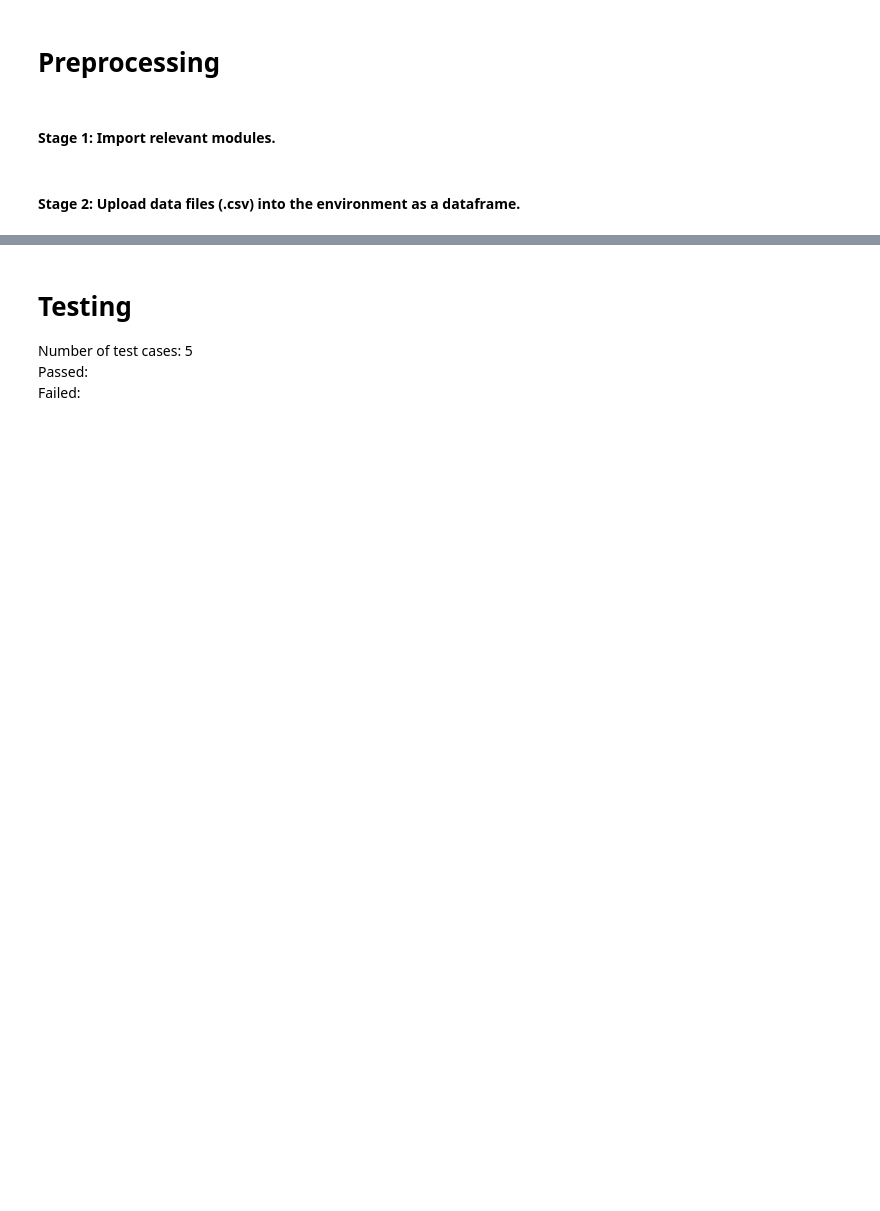
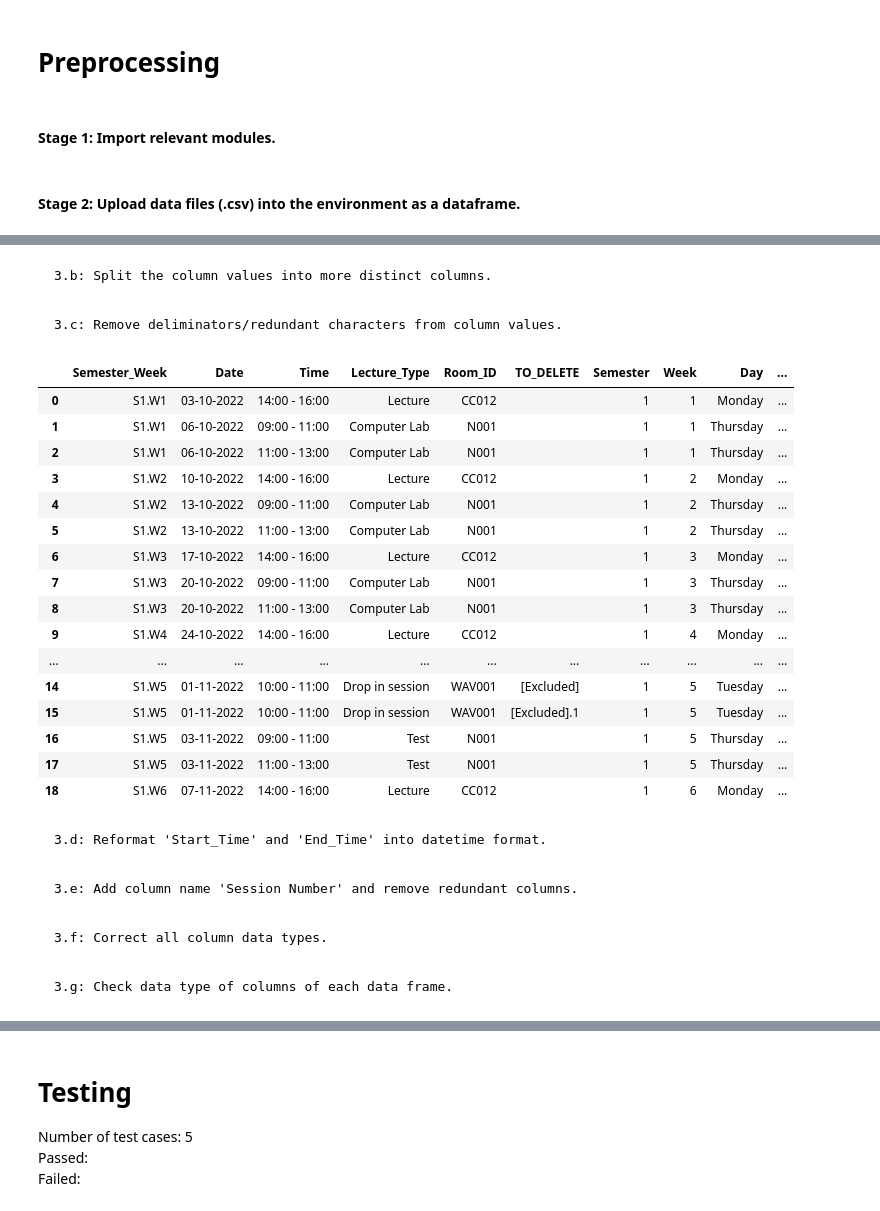
Before and after one commit to DeraUchenwoke/DataScienceProjects22, a Jupyter notebook: main/2022Coursework/CW_Preprocessing.ipynb, the cells around one changed output, grey strips where cells are left out. Cells and saved outputs as stored; diff of their text form; code cells hidden in the pictures; blank space fills up the shorter version.

```diff
--- a/main/2022Coursework/CW_Preprocessing.ipynb
+++ b/main/2022Coursework/CW_Preprocessing.ipynb
@@ -11,10 +11,11 @@ import pandas as pd
 # gets absolute path of current directory
 curr_directory = os.getcwd()
 
-# reads .csv file data then stores it as a dataframe
-dfCOA122 = pd.read_csv(
-    curr_directory + '\\cop504cwdata\\22COA111ModuleRegister.csv',
-    index_col = [False]
+# reads .csv file(s) data then stores it as a dataframe
+dfCOA111 = pd.read_csv(
+    curr_directory + '\\cop504cwdata\\22COA111ModuleRegister.csv'
 )
 
-dfCOA122
+dfCOA122 = pd.read_csv(
+    curr_directory + '\\cop504cwdata\\22COA122ModuleRegister.csv'
+)
@@ -35,0 +54,8 @@ dfCOA122
+# %%
+# creates copy to make module sessions data frame
+dfCOA111Copy = dfCOA111
+dfCOA122Copy = dfCOA122
+
+# removes student ID for new 'dfCOA122Sessions' and 'dfCOA111Sessions' dataframe
+dfCOA111Copy.drop('sid_x', axis = 1, inplace = True)
+dfCOA122Copy.drop('sid', axis = 1, inplace = True)
@@ -107,0 +91,49 @@ tempDf
+# %%
+newSessionColumns = ['Semester_Week', 'Date', 'Time', 'Lecture_Type', 'Room_ID', 'TO_DELETE']
+initColumn = 'SessionInfo'
+delim = '\n'
+
+dfCOA111Sessions =  splitColumnHeading(dfCOA111Copy, delim, initColumn, newSessionColumns)
+dfCOA122Sessions = splitColumnHeading(dfCOA122Copy,  delim, initColumn, newSessionColumns)
+# %% [markdown]
+    3.b: Split the column values into more distinct columns.
+# %%
+newColumns = [['Semester','Week'], ['Day','Date'], ['Start_Time', 'End_Time']]
+oldColumns = ['Semester_Week', 'Date', 'Time']
+delims = ['.', ' ', '-']
+
+for col in range(len(oldColumns)):
+    splitColumnInfo(dfCOA111Sessions, newColumns[col], oldColumns[col], delims[col])
+    splitColumnInfo(dfCOA122Sessions, newColumns[col], oldColumns[col], delims[col])
+# %% [markdown]
+    3.c: Remove deliminators/redundant characters from column values.
+# %%
+columns = ['Date', 'Date', 'Semester', 'Week']
+delims = ['(', ')', 'S', 'W']
+
+for col in range(len(columns)):
+    removeChars(dfCOA111Sessions, columns[col], delims[col])
+    removeChars(dfCOA122Sessions, columns[col], delims[col])
+
+# For dfCOA122Sessions '...' from the end of 'NOO1' must also be removed
+removeChars(dfCOA122Sessions, 'Room_ID', '...')
+# %% [output]
+|  | Semester_Week | Date | Time | Lecture_Type | Room_ID | TO_DELETE | Semester | Week | Day | ... |
+| 0 | S1.W1 | 03-10-2022 | 14:00 - 16:00 | Lecture | CC012 |  | 1 | 1 | Monday | ... |
+| 1 | S1.W1 | 06-10-2022 | 09:00 - 11:00 | Computer Lab | N001 |  | 1 | 1 | Thursday | ... |
+| 2 | S1.W1 | 06-10-2022 | 11:00 - 13:00 | Computer Lab | N001 |  | 1 | 1 | Thursday | ... |
+| 3 | S1.W2 | 10-10-2022 | 14:00 - 16:00 | Lecture | CC012 |  | 1 | 2 | Monday | ... |
+| 4 | S1.W2 | 13-10-2022 | 09:00 - 11:00 | Computer Lab | N001 |  | 1 | 2 | Thursday | ... |
+| 5 | S1.W2 | 13-10-2022 | 11:00 - 13:00 | Computer Lab | N001 |  | 1 | 2 | Thursday | ... |
+| 6 | S1.W3 | 17-10-2022 | 14:00 - 16:00 | Lecture | CC012 |  | 1 | 3 | Monday | ... |
+| 7 | S1.W3 | 20-10-2022 | 09:00 - 11:00 | Computer Lab | N001 |  | 1 | 3 | Thursday | ... |
+| 8 | S1.W3 | 20-10-2022 | 11:00 - 13:00 | Computer Lab | N001 |  | 1 | 3 | Thursday | ... |
+| 9 | S1.W4 | 24-10-2022 | 14:00 - 16:00 | Lecture | CC012 |  | 1 | 4 | Monday | ... |
+| ... | ... | ... | ... | ... | ... | ... | ... | ... | ... | ... |
+| 14 | S1.W5 | 01-11-2022 | 10:00 - 11:00 | Drop in session | WAV001 | [Excluded] | 1 | 5 | Tuesday | ... |
+| 15 | S1.W5 | 01-11-2022 | 10:00 - 11:00 | Drop in session | WAV001 | [Excluded].1 | 1 | 5 | Tuesday | ... |
+| 16 | S1.W5 | 03-11-2022 | 09:00 - 11:00 | Test | N001 |  | 1 | 5 | Thursday | ... |
+| 17 | S1.W5 | 03-11-2022 | 11:00 - 13:00 | Test | N001 |  | 1 | 5 | Thursday | ... |
+| 18 | S1.W6 | 07-11-2022 | 14:00 - 16:00 | Lecture | CC012 |  | 1 | 6 | Monday | ... |
+# %% [markdown]
+    3.d: Reformat 'Start_Time' and 'End_Time' into datetime format.
@@ -107,0 +146,2 @@ tempDf
+# %% [markdown]
+    3.e: Add column name 'Session Number' and remove redundant columns.
@@ -107,0 +155,2 @@ tempDf
+# %% [markdown]
+    3.f: Correct all column data types.
@@ -107,0 +175,2 @@ tempDf
+# %% [markdown]
+    3.g: Check data type of columns of each data frame.
```
Also changed, not shown: parts of 15 cells of this notebook.
